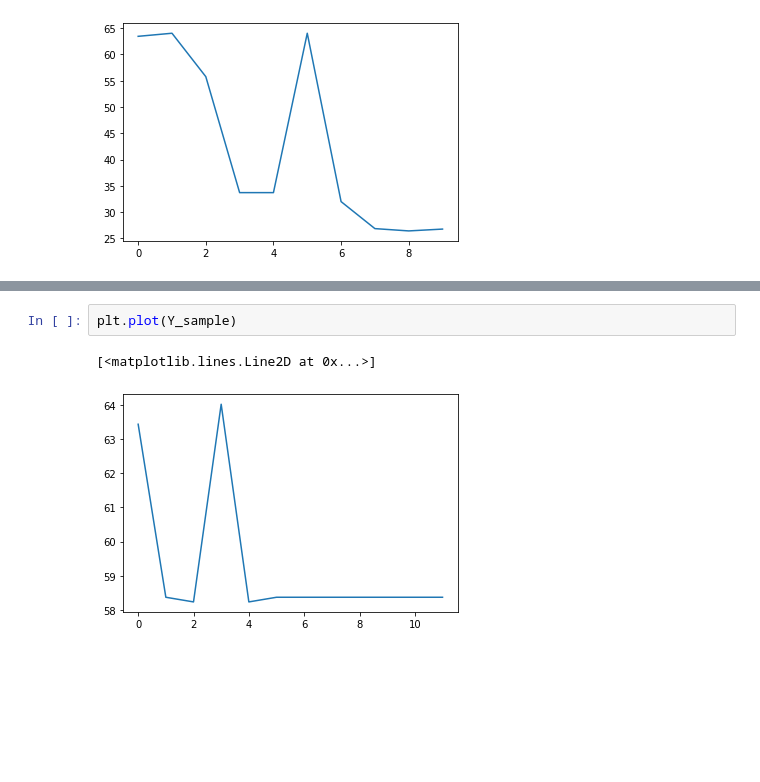
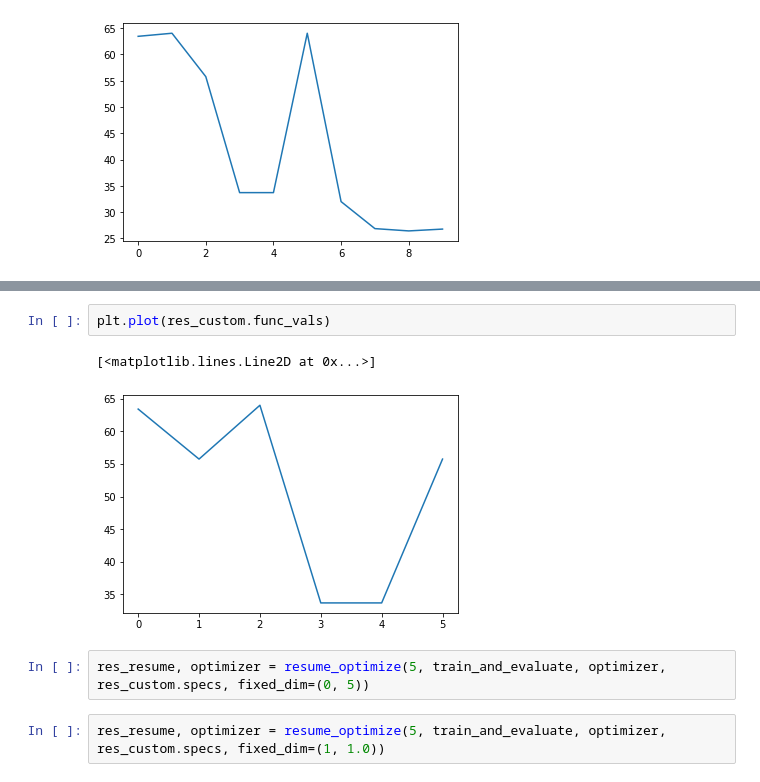
Before and after one commit to BobbyZhouZijian/ml_ppl_opt, a Jupyter notebook: research.ipynb, the cells around one changed output, grey strips where cells are left out. Cells and saved outputs as stored; diff of their text form; blank space fills up the shorter version.

```diff
--- a/research.ipynb
+++ b/research.ipynb
@@ -114,5 +110,9 @@ with warnings.catch_warnings():
 # %%
-plt.plot(Y_sample)
+plt.plot(res_custom.func_vals)
 # %% [output]
 [<matplotlib.lines.Line2D at 0x...>]
-[figure, old version]
+[figure, new version]
+# %%
+res_resume, optimizer = resume_optimize(5, train_and_evaluate, optimizer, res_custom.specs, fixed_dim=(0, 5))
+# %%
+res_resume, optimizer = resume_optimize(5, train_and_evaluate, optimizer, res_custom.specs, fixed_dim=(1, 1.0))
```
Also changed, not shown: parts of 7 cells of this notebook, 7 other files.
